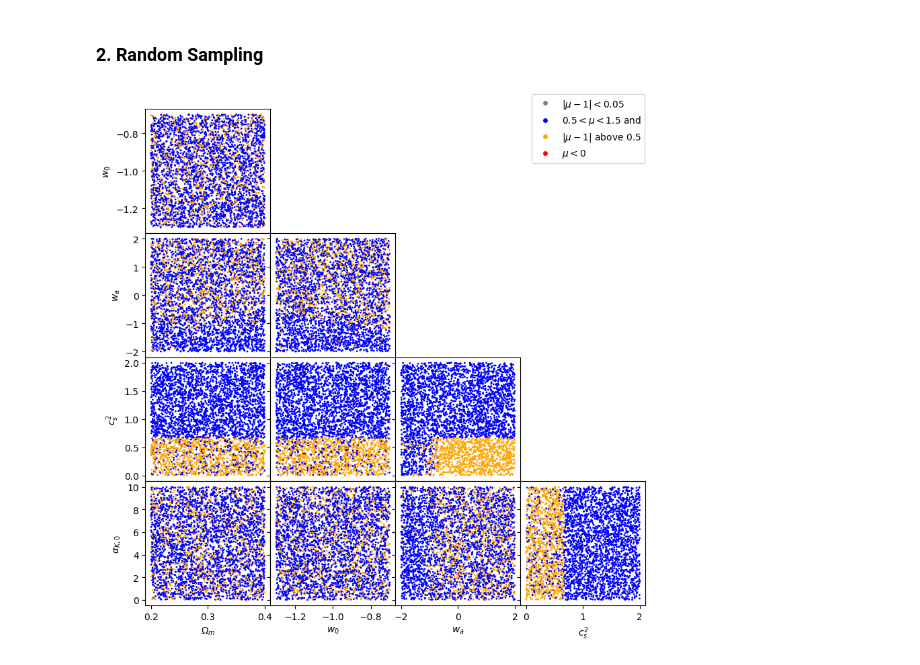
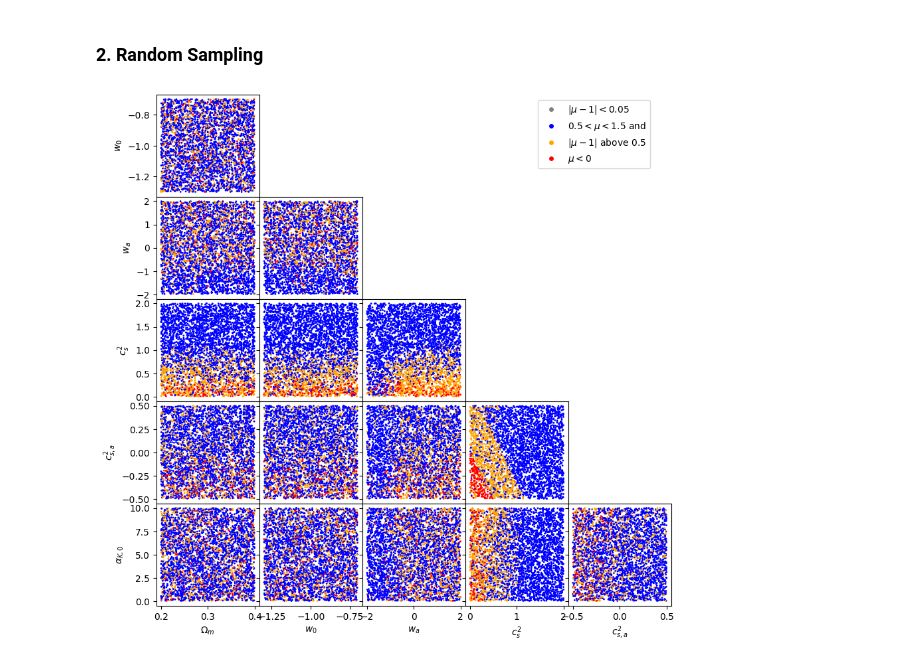
Before and after one commit to joaoreboucas1/cs2-project, a Jupyter notebook: mu_solutions_study/cugal_mochi.ipynb, the cells around one changed output. Drawn from its saved outputs; the diff is of its cells as text; code cells hidden in the pictures.

```diff
--- a/mu_solutions_study/cugal_mochi.ipynb
+++ b/mu_solutions_study/cugal_mochi.ipynb
@@ -99,11 +94,12 @@ for param_name in grids.keys():
 # %%
 priors = {
     "omega_m"  : [0.2, 0.4],
     "w0"       : [-1.3, -0.7],
     "wa"       : [-2, 2],
     "cs2"      : [0, 2],
+    "cs2_a"      : [-0.5, 0.5],
     "alpha_K_0": [0, 10],
 }
 plot_scatter(alphaKtype.CUGAL_MOCHI, priors, "plots/cugal_mochi/alpha_B_samples.pdf")
 # %% [output]
-[figure, old version]
+[figure, new version]
```
Also changed, not shown: parts of 2 cells of this notebook, 42 other files.
